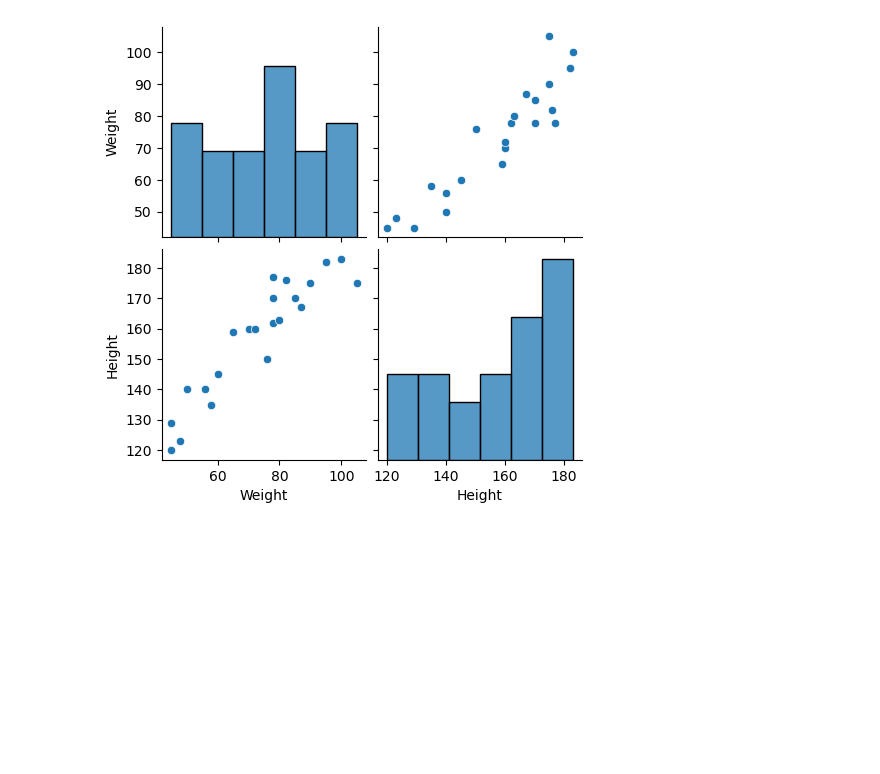
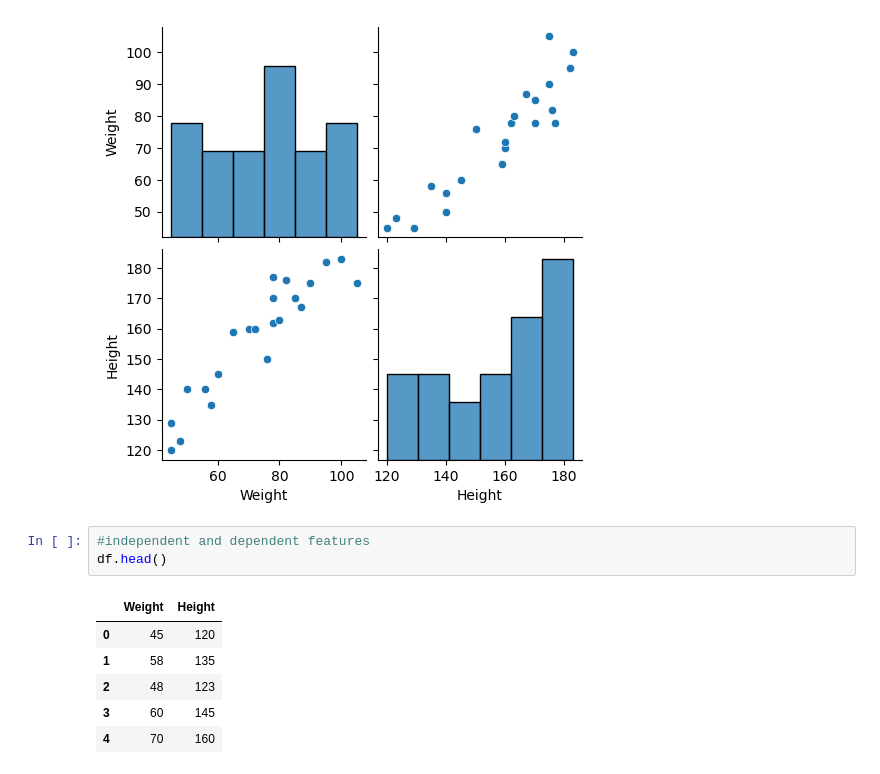
Before and after one commit to a-b-c-d-ritik/DataScience, a Jupyter notebook: 27.Linear_Regression/Regression.ipynb, the cells around one changed output. Saved outputs shown, nothing was run; the diff lists cells and outputs as text; blank space fills up the shorter version.

```diff
--- a/27.Linear_Regression/Regression.ipynb
+++ b/27.Linear_Regression/Regression.ipynb
@@ -47,3 +47,13 @@ sb.pairplot(df)
 # %% [output]
 <seaborn.axisgrid.PairGrid at 0x...>
 [figure]
+# %%
+#independent and dependent features
+df.head()
+# %% [output]
+|  | Weight | Height |
+| 0 | 45 | 120 |
+| 1 | 58 | 135 |
+| 2 | 48 | 123 |
+| 3 | 60 | 145 |
+| 4 | 70 | 160 |
```
Also changed, not shown: parts of 36 cells of this notebook, 3 other files.
